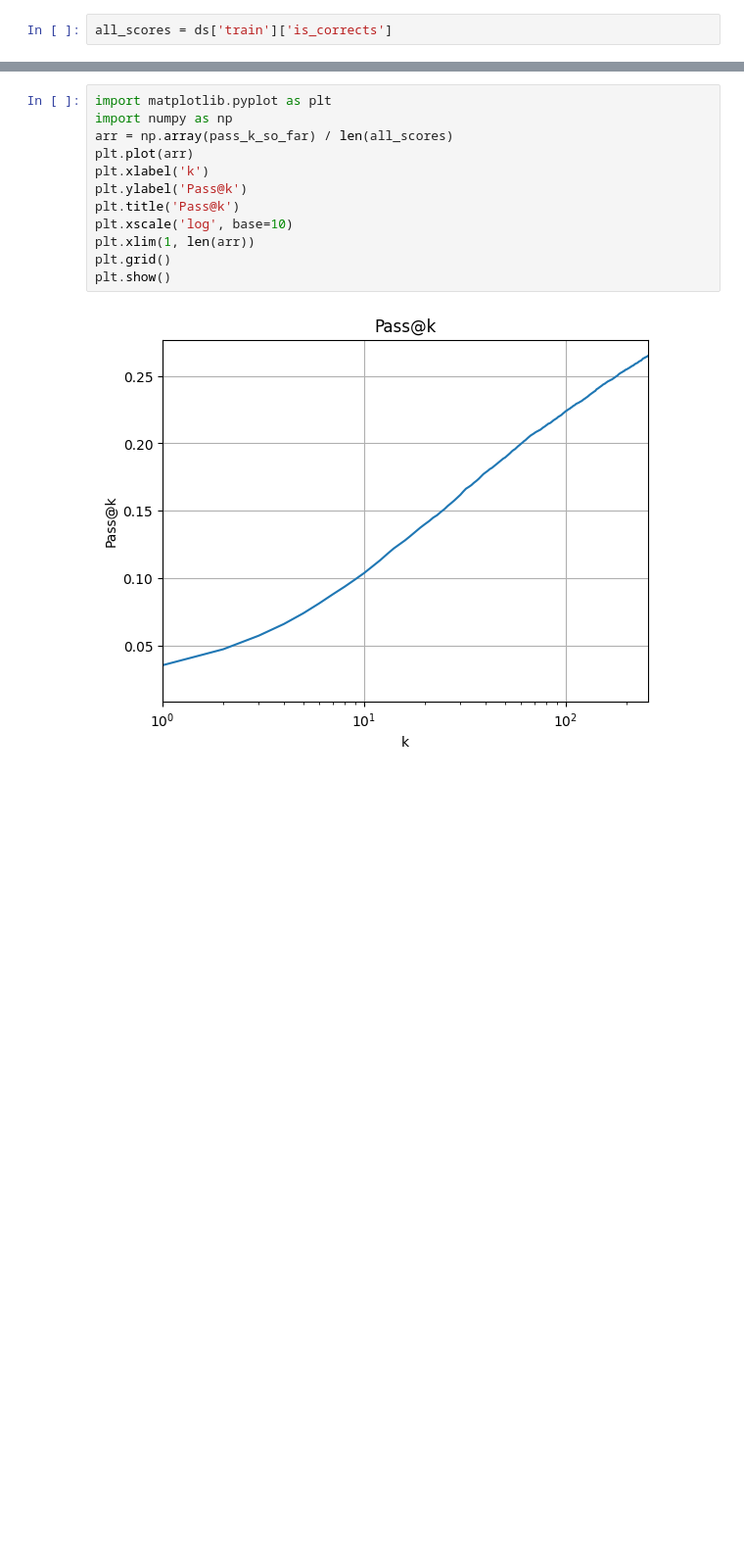
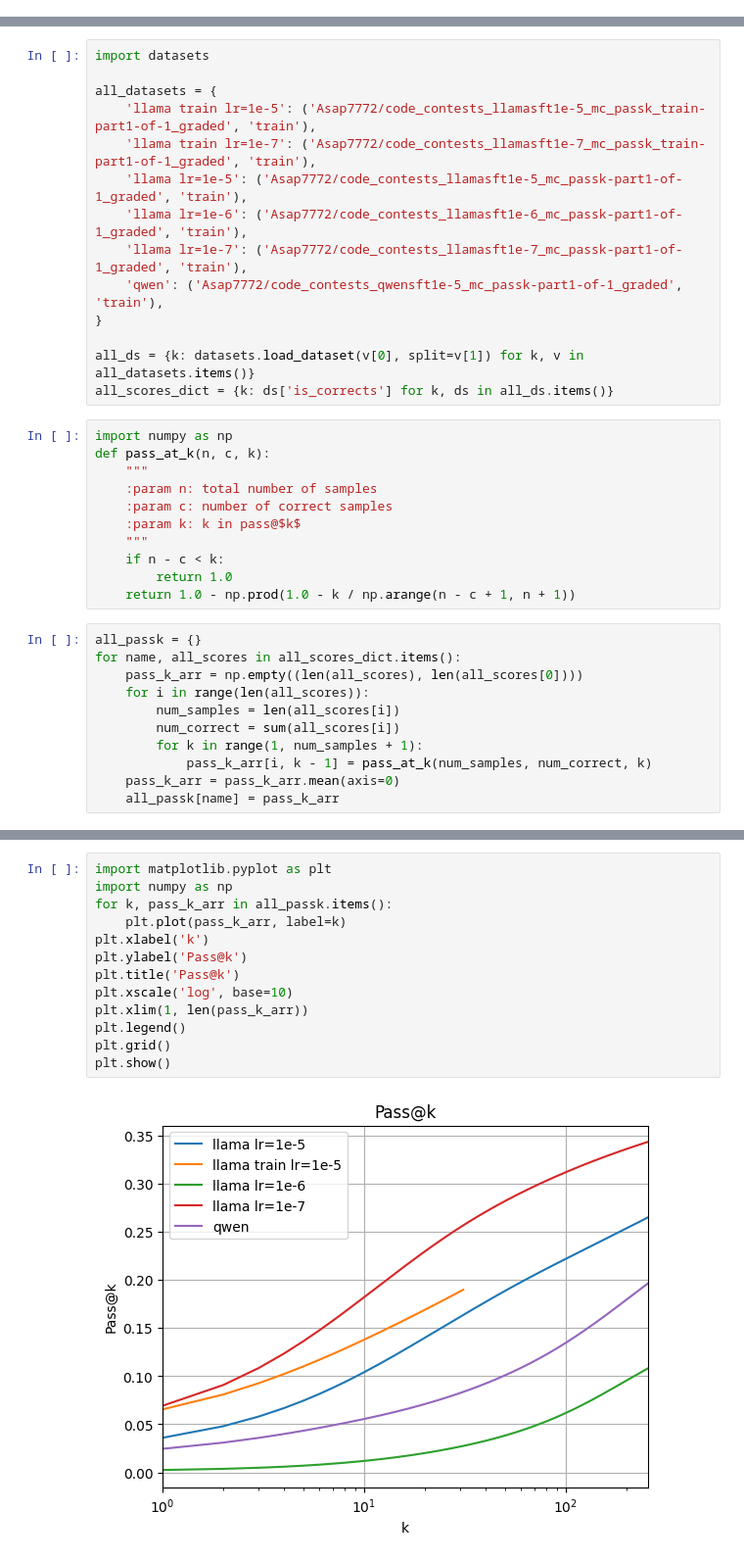
Before and after one commit to kushal-tri/llm-monk-exec, a Jupyter notebook: llmonk/evaluate/view_passk.ipynb, the cells around one changed output, grey strips where cells are left out. Shown: that part at 98% size. Drawn from its saved outputs; the diff is of its cells as text; blank space fills up the shorter version.

```diff
--- a/llmonk/evaluate/view_passk.ipynb
+++ b/llmonk/evaluate/view_passk.ipynb
@@ -4,2 +0,0 @@ ds = datasets.load_dataset("Asap7772/code_contests_llamasft1e-5_mc_passk-part1-o
-# %%
-all_scores = ds['train']['is_corrects']
@@ -25,0 +1,36 @@ for i in range(len(all_scores)):
+# %%
+import datasets
+
+all_datasets = {
+    'llama train lr=1e-5': ('Asap7772/code_contests_llamasft1e-5_mc_passk_train-part1-of-1_graded', 'train'),
+    'llama train lr=1e-7': ('Asap7772/code_contests_llamasft1e-7_mc_passk_train-part1-of-1_graded', 'train'),
+    'llama lr=1e-5': ('Asap7772/code_contests_llamasft1e-5_mc_passk-part1-of-1_graded', 'train'),
+    'llama lr=1e-6': ('Asap7772/code_contests_llamasft1e-6_mc_passk-part1-of-1_graded', 'train'),
+    'llama lr=1e-7': ('Asap7772/code_contests_llamasft1e-7_mc_passk-part1-of-1_graded', 'train'),
+    'qwen': ('Asap7772/code_contests_qwensft1e-5_mc_passk-part1-of-1_graded', 'train'),
+}
+
+all_ds = {k: datasets.load_dataset(v[0], split=v[1]) for k, v in all_datasets.items()}
+all_scores_dict = {k: ds['is_corrects'] for k, ds in all_ds.items()}
+# %%
+import numpy as np
+def pass_at_k(n, c, k):
+    """
+    :param n: total number of samples
+    :param c: number of correct samples
+    :param k: k in pass@$k$
+    """
+    if n - c < k:
+        return 1.0
+    return 1.0 - np.prod(1.0 - k / np.arange(n - c + 1, n + 1))
+# %%
+all_passk = {}
+for name, all_scores in all_scores_dict.items():
+    pass_k_arr = np.empty((len(all_scores), len(all_scores[0])))
+    for i in range(len(all_scores)):
+        num_samples = len(all_scores[i])
+        num_correct = sum(all_scores[i])
+        for k in range(1, num_samples + 1):
+            pass_k_arr[i, k - 1] = pass_at_k(num_samples, num_correct, k)
+    pass_k_arr = pass_k_arr.mean(axis=0)
+    all_passk[name] = pass_k_arr
@@ -26,14 +41,15 @@ for i in range(len(all_scores)):
 # %%
 import matplotlib.pyplot as plt
 import numpy as np
-arr = np.array(pass_k_so_far) / len(all_scores)
-plt.plot(arr)
+for k, pass_k_arr in all_passk.items():
+    plt.plot(pass_k_arr, label=k)
 plt.xlabel('k')
 plt.ylabel('Pass@k')
 plt.title('Pass@k')
 plt.xscale('log', base=10)
-plt.xlim(1, len(arr))
+plt.xlim(1, len(pass_k_arr))
+plt.legend()
 plt.grid()
 plt.show()
 # %% [output]
-[figure, old version]
+[figure, new version]
```
Also changed, not shown: parts of 3 cells of this notebook, 1 other file.
